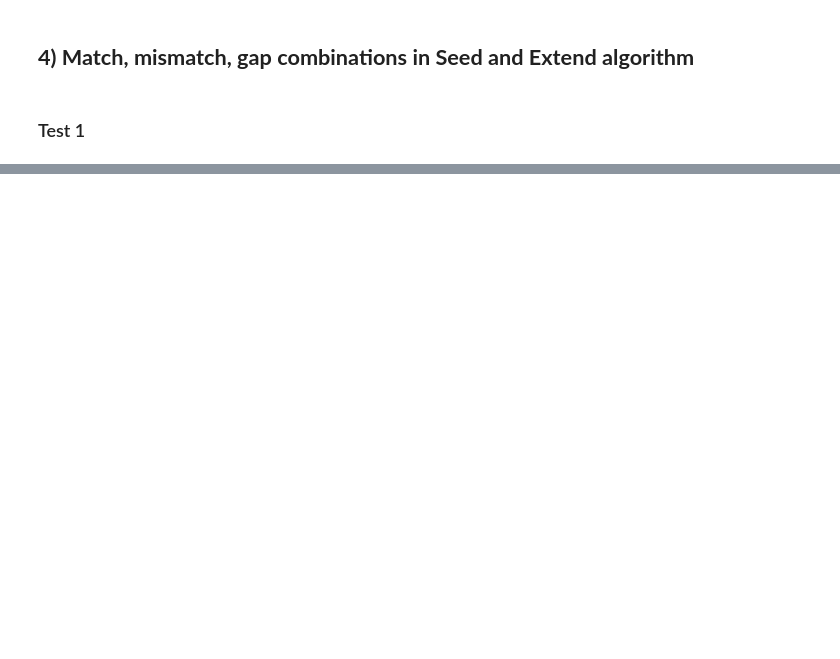
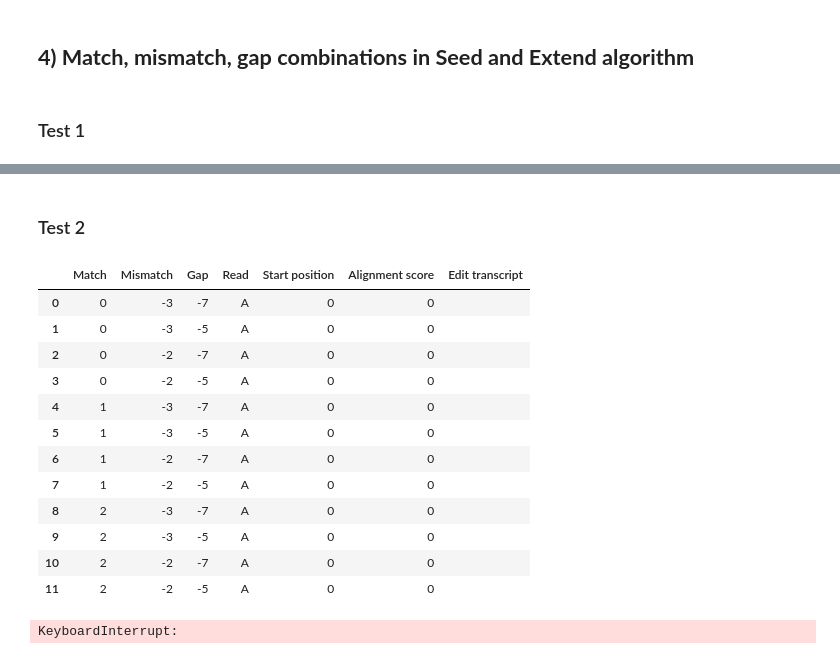
Before and after one commit to Lozovaca/GI2022Project, a Jupyter notebook: Tests.ipynb, the cells around one changed output, grey strips where cells are left out. Saved outputs shown, nothing was run; the diff lists cells and outputs as text; code cells hidden in the pictures; blank space fills up the shorter version.

```diff
--- a/Tests.ipynb
+++ b/Tests.ipynb
@@ -139,0 +198,27 @@ print(listAlign)
+# %% [markdown]
+### Test 2 ###
+# %%
+fasta_file = "./example_human_reference.fasta"
+fastq_file = "./example_human_Illumina.pe_1.fastq"
+t = readFASTA(fasta_file)[0]
+reads = readFASTQ(fastq_file)
+t+='$' #necessary for test for bwt algorithm
+c = bwt.c_matrix_insert(t)
+occ = bwt.occ_matrix_insert(t)
+suffix_arr = bwt.suffixArray(t)
+display(creating_dataframe(t, reads, c, occ, suffix_arr))
+# %% [output]
+|  | Match | Mismatch | Gap | Read | Start position | Alignment score | Edit transcript |
+| 0 | 0 | -3 | -7 | A | 0 | 0 |  |
+| 1 | 0 | -3 | -5 | A | 0 | 0 |  |
+| 2 | 0 | -2 | -7 | A | 0 | 0 |  |
+| 3 | 0 | -2 | -5 | A | 0 | 0 |  |
+| 4 | 1 | -3 | -7 | A | 0 | 0 |  |
+| 5 | 1 | -3 | -5 | A | 0 | 0 |  |
+| 6 | 1 | -2 | -7 | A | 0 | 0 |  |
+| 7 | 1 | -2 | -5 | A | 0 | 0 |  |
+| 8 | 2 | -3 | -7 | A | 0 | 0 |  |
+| 9 | 2 | -3 | -5 | A | 0 | 0 |  |
+| 10 | 2 | -2 | -7 | A | 0 | 0 |  |
+| 11 | 2 | -2 | -5 | A | 0 | 0 |  |
+KeyboardInterrupt:
```
Also changed, not shown: parts of 7 cells of this notebook, 26 other files.
